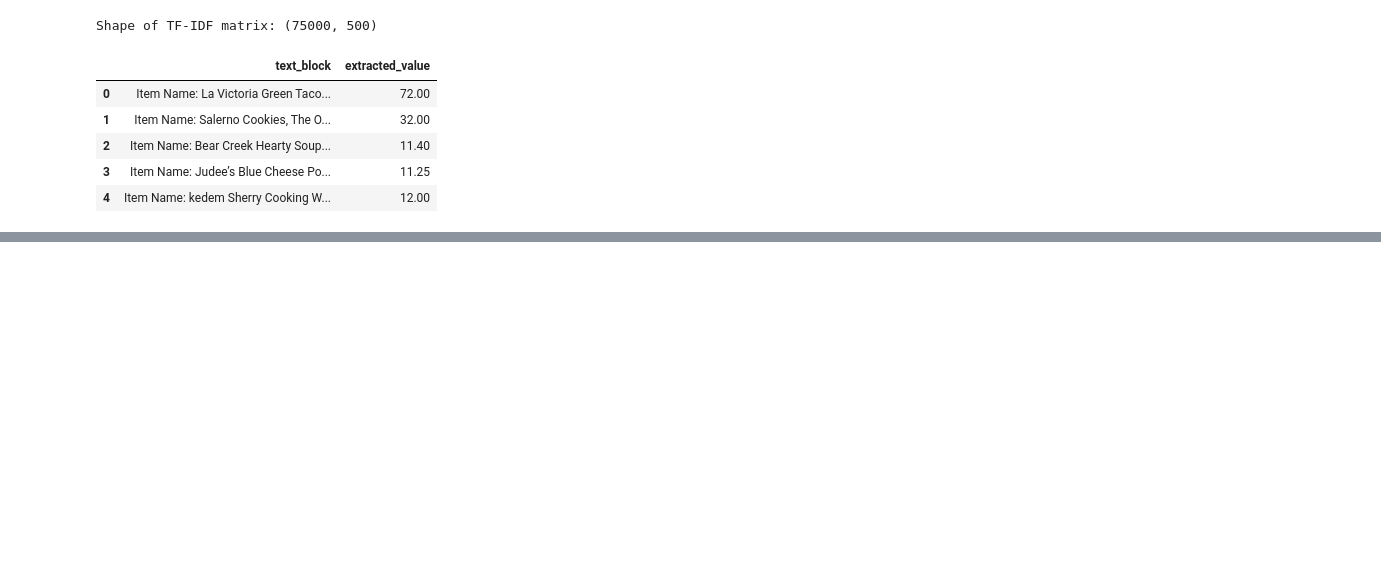
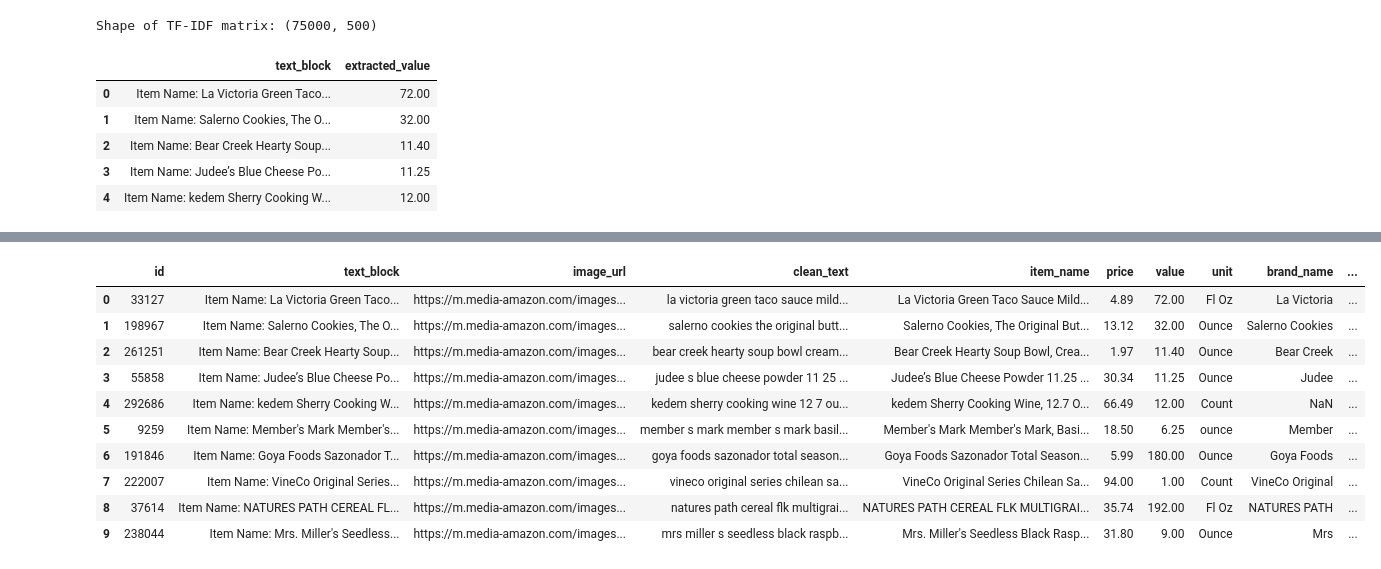
Before and after one commit to Shailja12326646/AI_AGENTS, a Jupyter notebook: price_prediction.ipynb, the cells around one changed output, grey strips where cells are left out. Saved outputs shown, nothing was run; the diff lists cells and outputs as text; code cells hidden in the pictures; blank space fills up the shorter version.

```diff
--- a/price_prediction.ipynb
+++ b/price_prediction.ipynb
@@ -160,0 +577,16 @@ df.head(10)
+# %%
+da.drop('ingredients', axis=1, inplace=True)
+# %%
+da.head(10)
+# %% [output]
+|  | id | text_block | image_url | clean_text | item_name | price | value | unit | brand_name | ... |
+| 0 | 33127 | Item Name: La Victoria Green Taco... | https://m.media-amazon.com/images... | la victoria green taco sauce mild... | La Victoria Green Taco Sauce Mild... | 4.89 | 72.00 | Fl Oz | La Victoria | ... |
+| 1 | 198967 | Item Name: Salerno Cookies, The O... | https://m.media-amazon.com/images... | salerno cookies the original butt... | Salerno Cookies, The Original But... | 13.12 | 32.00 | Ounce | Salerno Cookies | ... |
+| 2 | 261251 | Item Name: Bear Creek Hearty Soup... | https://m.media-amazon.com/images... | bear creek hearty soup bowl cream... | Bear Creek Hearty Soup Bowl, Crea... | 1.97 | 11.40 | Ounce | Bear Creek | ... |
+| 3 | 55858 | Item Name: Judee’s Blue Cheese Po... | https://m.media-amazon.com/images... | judee s blue cheese powder 11 25 ... | Judee’s Blue Cheese Powder 11.25 ... | 30.34 | 11.25 | Ounce | Judee | ... |
+| 4 | 292686 | Item Name: kedem Sherry Cooking W... | https://m.media-amazon.com/images... | kedem sherry cooking wine 12 7 ou... | kedem Sherry Cooking Wine, 12.7 O... | 66.49 | 12.00 | Count | NaN | ... |
+| 5 | 9259 | Item Name: Member's Mark Member's... | https://m.media-amazon.com/images... | member s mark member s mark basil... | Member's Mark Member's Mark, Basi... | 18.50 | 6.25 | ounce | Member | ... |
+| 6 | 191846 | Item Name: Goya Foods Sazonador T... | https://m.media-amazon.com/images... | goya foods sazonador total season... | Goya Foods Sazonador Total Season... | 5.99 | 180.00 | Ounce | Goya Foods | ... |
+| 7 | 222007 | Item Name: VineCo Original Series... | https://m.media-amazon.com/images... | vineco original series chilean sa... | VineCo Original Series Chilean Sa... | 94.00 | 1.00 | Count | VineCo Original | ... |
+| 8 | 37614 | Item Name: NATURES PATH CEREAL FL... | https://m.media-amazon.com/images... | natures path cereal flk multigrai... | NATURES PATH CEREAL FLK MULTIGRAI... | 35.74 | 192.00 | Fl Oz | NATURES PATH | ... |
+| 9 | 238044 | Item Name: Mrs. Miller's Seedless... | https://m.media-amazon.com/images... | mrs miller s seedless black raspb... | Mrs. Miller's Seedless Black Rasp... | 31.80 | 9.00 | Ounce | Mrs | ... |
```
Also changed, not shown: parts of 40 cells of this notebook, 1 other file.
